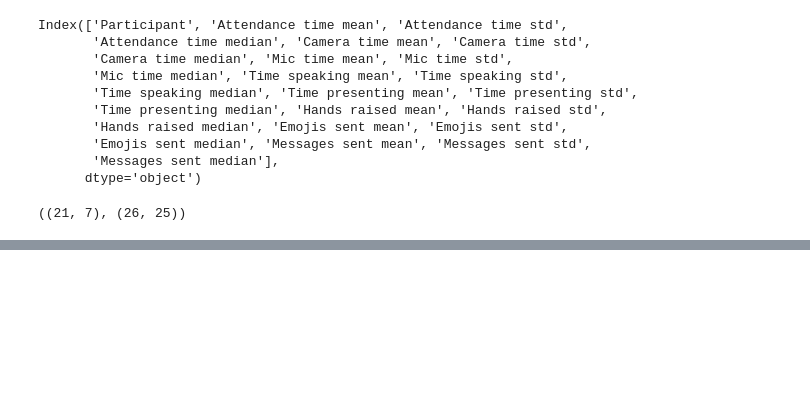
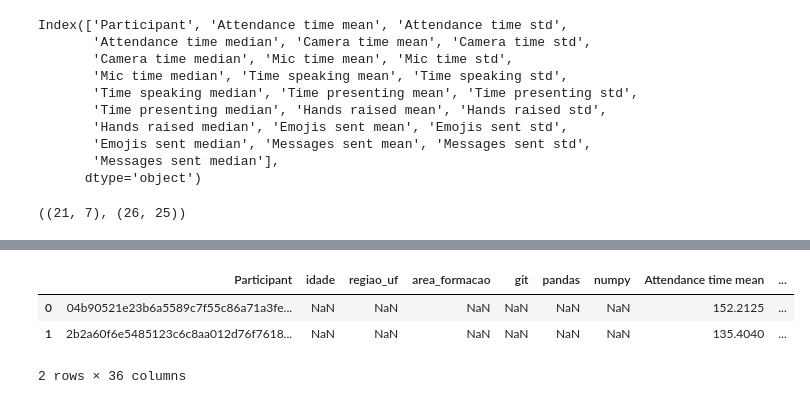
Before and after one commit to robertosgpontes/santander1175, a Jupyter notebook: EDA.ipynb, the cells around one changed output, grey strips where cells are left out. Drawn from its saved outputs; the diff is of its cells as text; code cells hidden in the pictures; blank space fills up the shorter version.

Commit message:
aula de EDA avanços

```diff
--- a/EDA.ipynb
+++ b/EDA.ipynb
@@ -224,0 +266,5 @@ dados_agregados = dados_aulas[colunas[:-1]]\
+# %%
+dados_agg_aulas = dados_aulas[['Participant', 'data']].drop_duplicates()\
+    .groupby(['Participant']).count()
+
+dados_agg_aulas.head(2)
@@ -224,0 +276,14 @@ dados_agregados = dados_aulas[colunas[:-1]]\
+# %%
+dados_presencao_dia = dados_aulas[['Participant', 'data', 'Camera time']]\
+    .drop_duplicates(subset=['Participant', 'data'])\
+    .pivot_table(index='Participant',
+                 columns='data',
+                 values='Camera time',
+                 aggfunc='count',
+                 fill_value=0).reset_index()#.drop(columns=['data'])
+
+dados_presencao_dia.columns = ['Participant'] + [c.strftime('%Y%m%d') for c in dados_presencao_dia.columns[1:]]
+
+
+
+dados_presencao_dia.columns
@@ -284,0 +327,5 @@ pd.merge(left=profile,
+# %%
+df_frequencia = pd.merge(left = dados_agg_aulas,
+         right = dados_presencao_dia,
+         on='Participant',
+         how='inner').rename(columns={'data': 'qtd_aulas'})
@@ -284,0 +339,18 @@ pd.merge(left=profile,
+# %%
+dados = pd.merge(left=profile,
+                right=dados_agregados,
+                on='Participant',
+                how='outer'
+                )
+
+dados = pd.merge(left = dados,
+            right = df_frequencia,
+            on='Participant',
+            how='left')
+
+dados.head(2)
+# %% [output]
+|  | Participant | idade | regiao_uf | area_formacao | git | pandas | numpy | Attendance time mean | ... |
+| 0 | 04b90521e23b6a5589c7f55c86a71a3fe... | NaN | NaN | NaN | NaN | NaN | NaN | 152.2125 | ... |
+| 1 | 2b2a60f6e5485123c6c8aa012d76f7618... | NaN | NaN | NaN | NaN | NaN | NaN | 135.4040 | ... |
+2 rows × 36 columns
```
Also changed, not shown: parts of 14 cells of this notebook.
